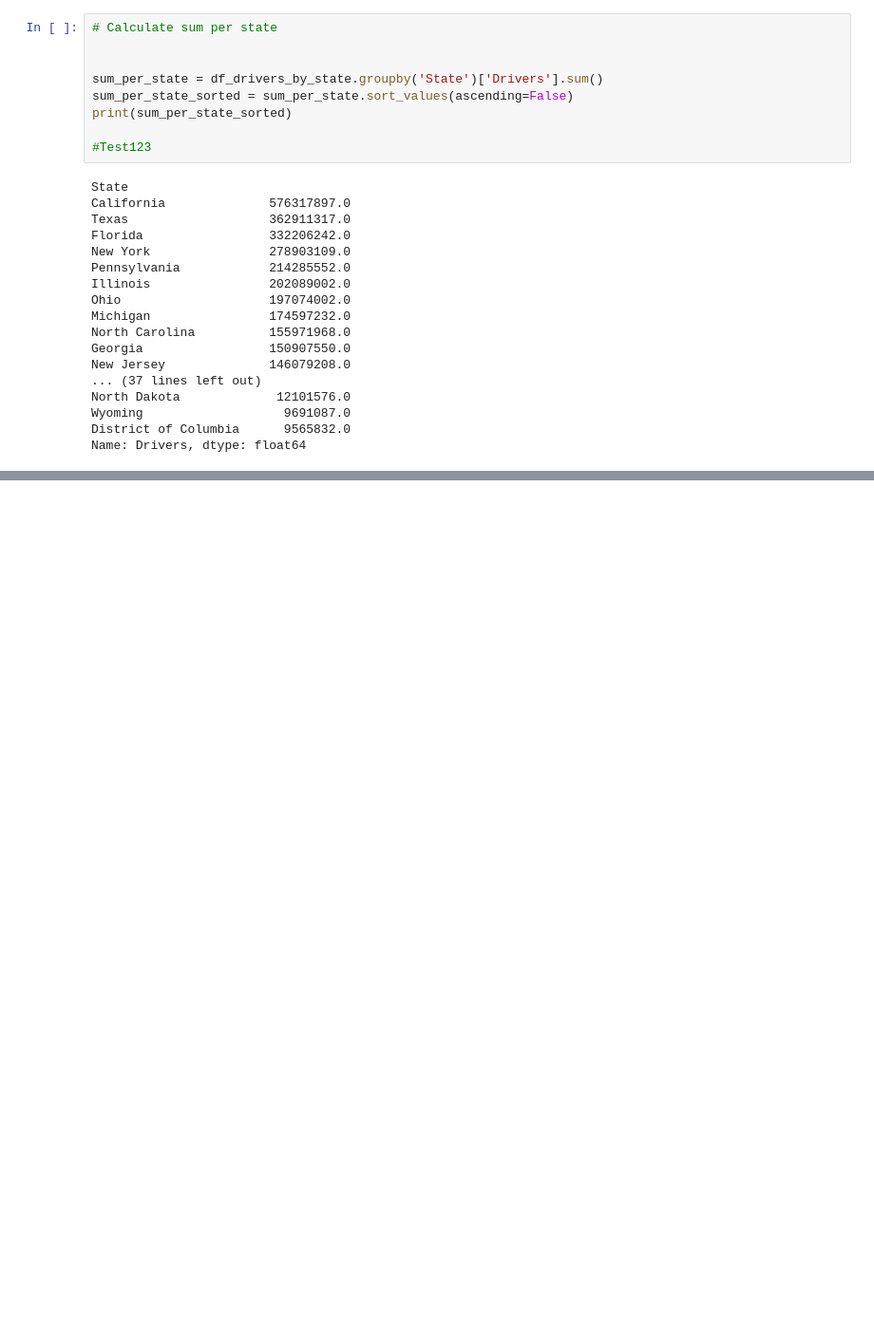
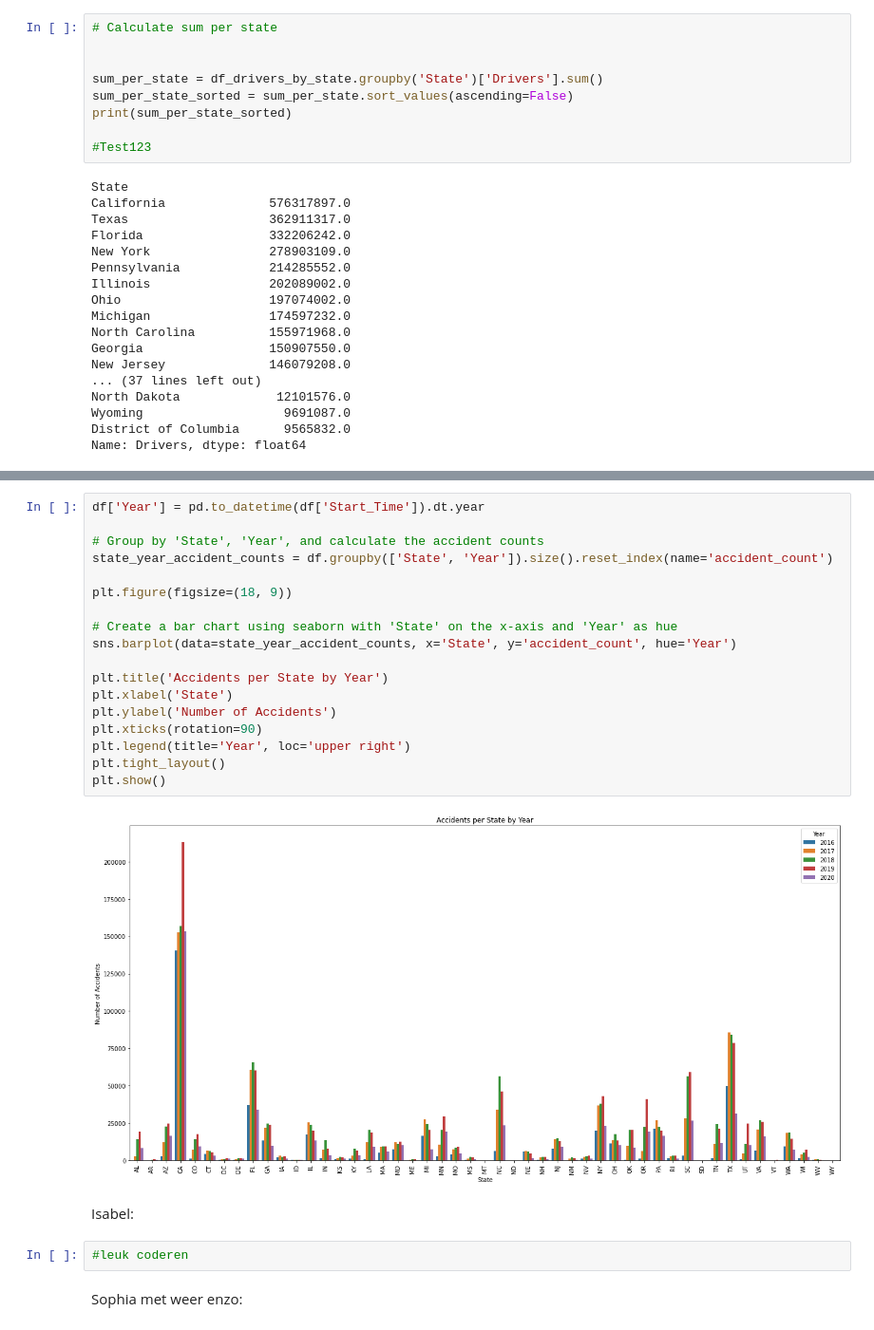
Before and after one commit to IsabelvanDam19/WT_Specialisatie, a Jupyter notebook: Beetje dingen enzo.ipynb, the cells around one changed output, grey strips where cells are left out. Shown at 95% size. Saved outputs shown, nothing was run; the diff lists cells and outputs as text; blank space fills up the shorter version.

```diff
--- a/Beetje dingen enzo.ipynb
+++ b/Beetje dingen enzo.ipynb
@@ -206,0 +284,26 @@ df_places.head(10)
+# %%
+df['Year'] = pd.to_datetime(df['Start_Time']).dt.year
+
+# Group by 'State', 'Year', and calculate the accident counts
+state_year_accident_counts = df.groupby(['State', 'Year']).size().reset_index(name='accident_count')
+
+plt.figure(figsize=(18, 9))
+
+# Create a bar chart using seaborn with 'State' on the x-axis and 'Year' as hue
+sns.barplot(data=state_year_accident_counts, x='State', y='accident_count', hue='Year')
+
+plt.title('Accidents per State by Year')
+plt.xlabel('State')
+plt.ylabel('Number of Accidents')
+plt.xticks(rotation=90)
+plt.legend(title='Year', loc='upper right')
+plt.tight_layout()
+plt.show()
+# %% [output]
+[figure, added]
+# %% [markdown]
+Isabel:
+# %%
+#leuk coderen
+# %% [markdown]
+Sophia met weer enzo:
```
Also changed, not shown: parts of 35 cells of this notebook.
